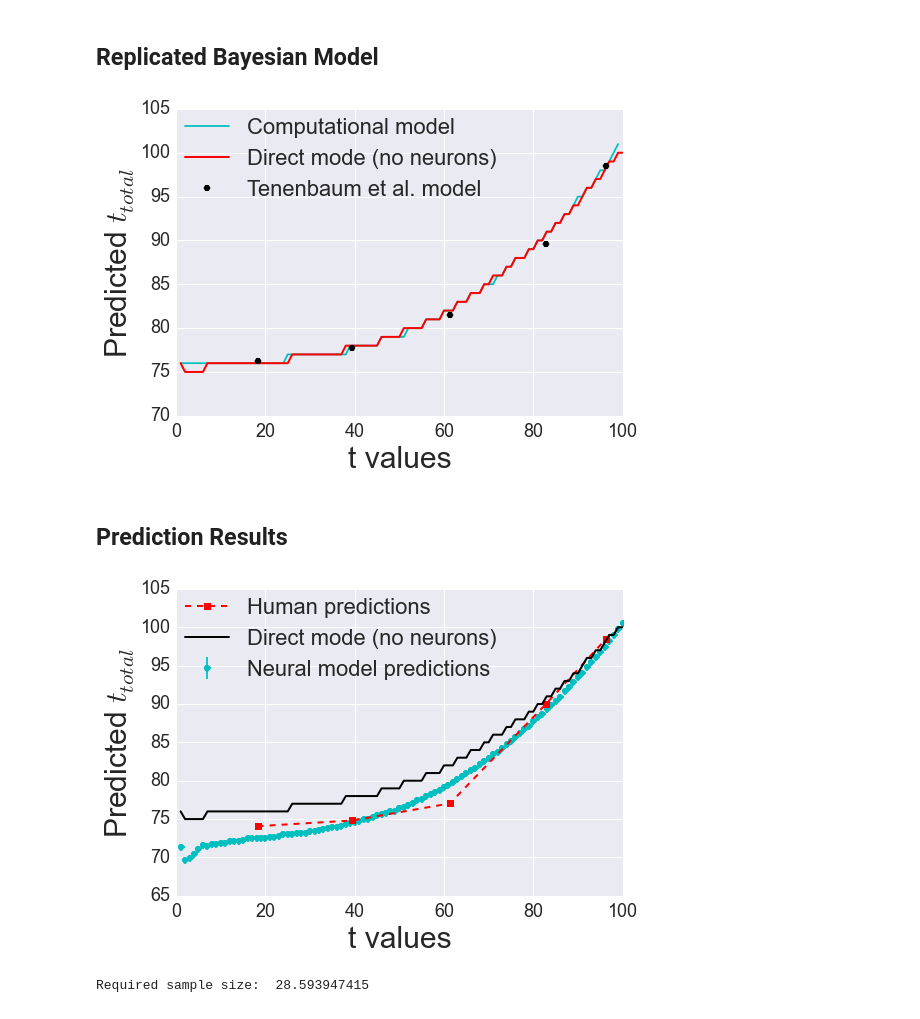
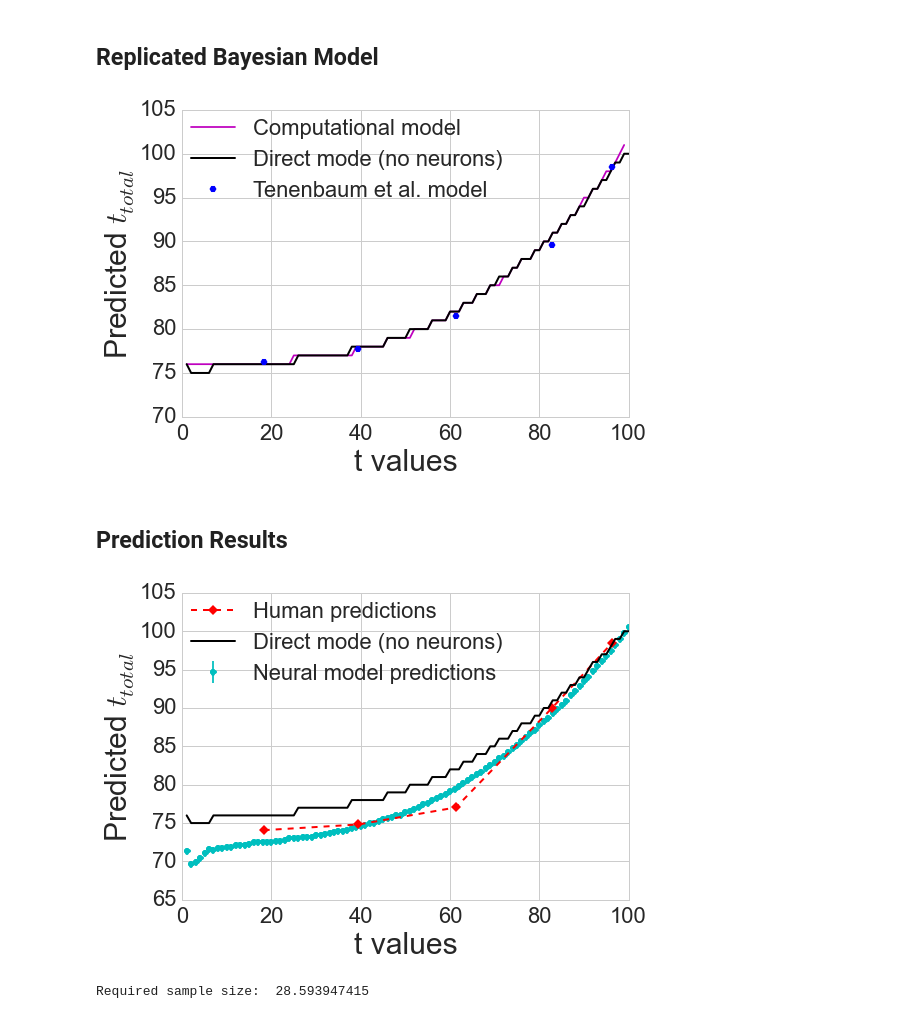
Before and after one commit to ctn-waterloo/cogsci17-infer, a Jupyter notebook: results/results-plots.ipynb, the cells around one changed output. Drawn from its saved outputs; the diff is of its cells as text; code cells hidden in the pictures.

```diff
--- a/results/results-plots.ipynb
+++ b/results/results-plots.ipynb
@@ -6,15 +6,10 @@ import cPickle as pickle
 import matplotlib.pyplot as plt
 import numpy as np
 import sys
-sns.set_style('darkgrid')
 sns.set_context("paper")
 rc={'xtick.labelsize': 22, 'ytick.labelsize': 22}
 sns.set(rc=rc)
-
-import matplotlib as mpl
-label_size = 18
-mpl.rcParams['xtick.labelsize'] = label_size
-mpl.rcParams['ytick.labelsize'] = label_size
+sns.set_style(style='whitegrid')
 # %% [markdown]
 ## Replicated Bayesian Model
 # %%
@@ -45,38 +40,38 @@ for x in np.arange(1,100,1):
     likelihood = [1/p for p in thetas]  #  p(X/theta)
     likelihood[0:x-1] = [0]*(x-1)  # likelihood is 1/theta for theta >= x and 0 otherwise
     p_x = np.sum(np.multiply(p_theta, likelihood))
     posterior = np.multiply(p_theta, likelihood) / p_x   #normalize posterior
     prediction = median(posterior)
     predictions.append(prediction)
 
 plt.figure()
-plt.plot(np.arange(1,100,1), predictions, 'c', label="Computational model")
+plt.plot(np.arange(1,100,1), predictions, 'm', label="Computational model")
 plt.xlabel("t values", fontsize=30)
 plt.ylabel("Predicted $t_{total}$", fontsize=30)
 
 # pickle file containing neural model results
 import cPickle as pickle
 
 fname = "neural_predictions_direct99276.p"
 data = pickle.load(open(fname, 'rb'))
 
 node_predictions = []
 obs_age = []
 for key, value in data.items():
     obs_age.append(key)
     node_predictions.append(value[1])
 
-plt.plot(obs_age, node_predictions, 'r', linewidth=2.0, label="Direct mode (no neurons)")
+plt.plot(obs_age, node_predictions, 'k', linewidth=2.0, label="Direct mode (no neurons)")
 
 x_tm = [18.248, 39.416, 61.314, 82.847, 96.350]
 y_tm = [76.296, 77.777, 81.481, 89.630, 98.519]
 
-tenenbaum_model = plt.plot(x_tm, y_tm, 'kH', linewidth=2.0, label="Tenenbaum et al. model")
+tenenbaum_model = plt.plot(x_tm, y_tm, 'bH', linewidth=2.0, label="Tenenbaum et al. model")
 
 plt.legend(bbox_to_anchor=(0, 1), loc=2, borderaxespad=0., fontsize=22)
-plt.savefig('Replication.pdf', bbox_inches='tight', dpi=300)
+plt.savefig('replication.pdf', bbox_inches='tight', dpi=300)
 # %% [output]
-[figure, old version]
+[figure, new version]
 # %% [markdown]
 ## Prediction Results
 # %%
@@ -147,16 +142,16 @@ plt.errorbar(x=np.arange(1, 101, 1),
              y=X_mean,
              yerr=[(top-bot)/2 for top,bot in intervals],
              fmt='co', label="Neural model predictions")
-human = plt.plot(x_h, y_h, 'rs--', linewidth=2.0, label="Human predictions")
+human = plt.plot(x_h, y_h, 'rD--', linewidth=2.0, label="Human predictions")
 plt.plot(obs_age, node_predictions_direct, 'k', linewidth=2.0, label="Direct mode (no neurons)")
 
 plt.xlabel("t values", fontsize=30)
 plt.ylabel("Predicted $t_{total}$", fontsize=30)
 plt.legend(bbox_to_anchor=(0, 1), loc=2, borderaxespad=0., fontsize=22)
-plt.savefig('model_predictions.pdf', bbox_inches='tight', dpi=300)
+plt.savefig('nengo_predictions.pdf', bbox_inches='tight', dpi=300)
 plt.show()
 # %% [output]
-[figure, old version]
+[figure, new version]
 # %%
 # Computing the sample size
 min_margin_of_error = 0.32
```
Also changed, not shown: parts of 2 cells of this notebook.
